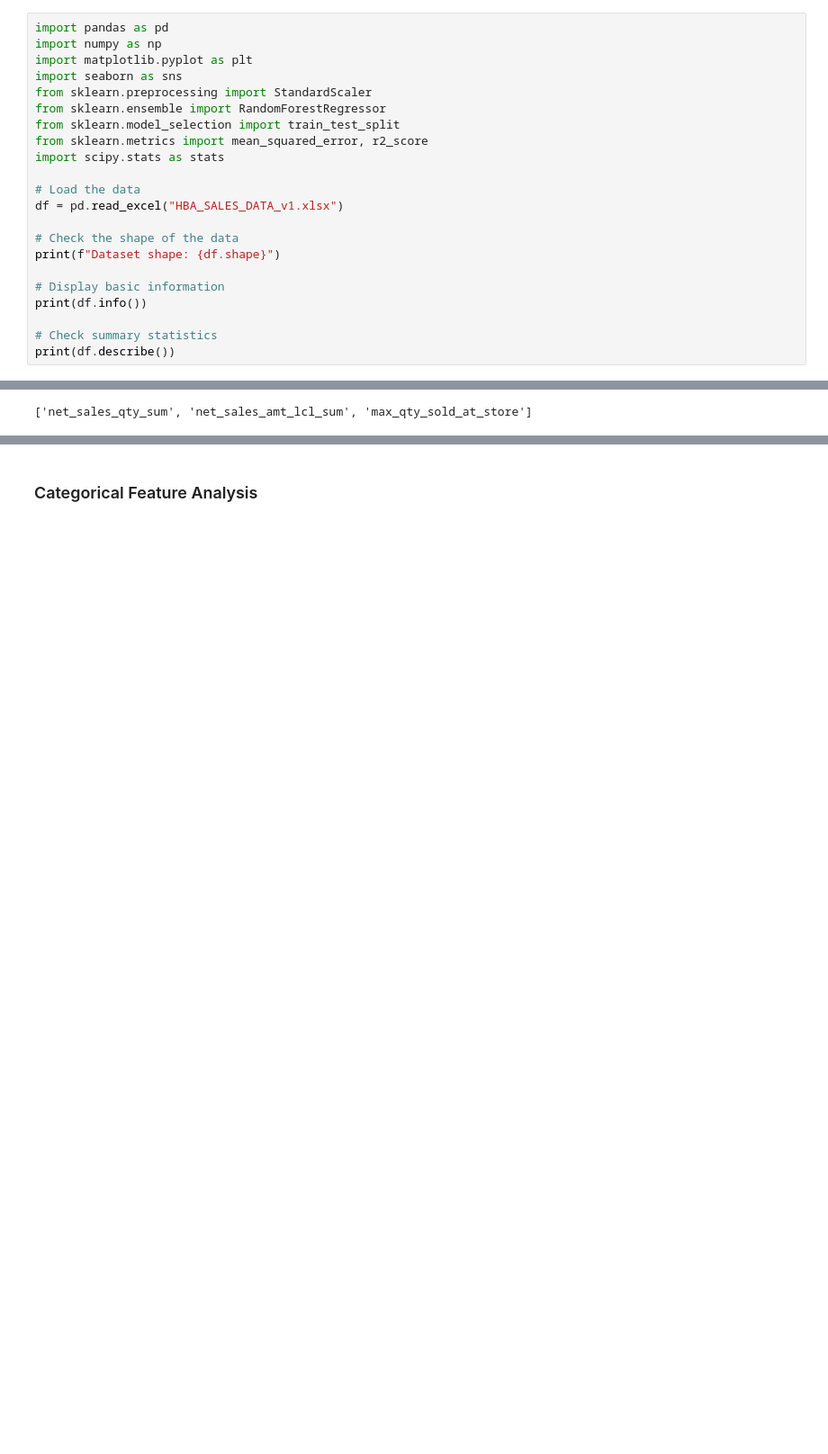
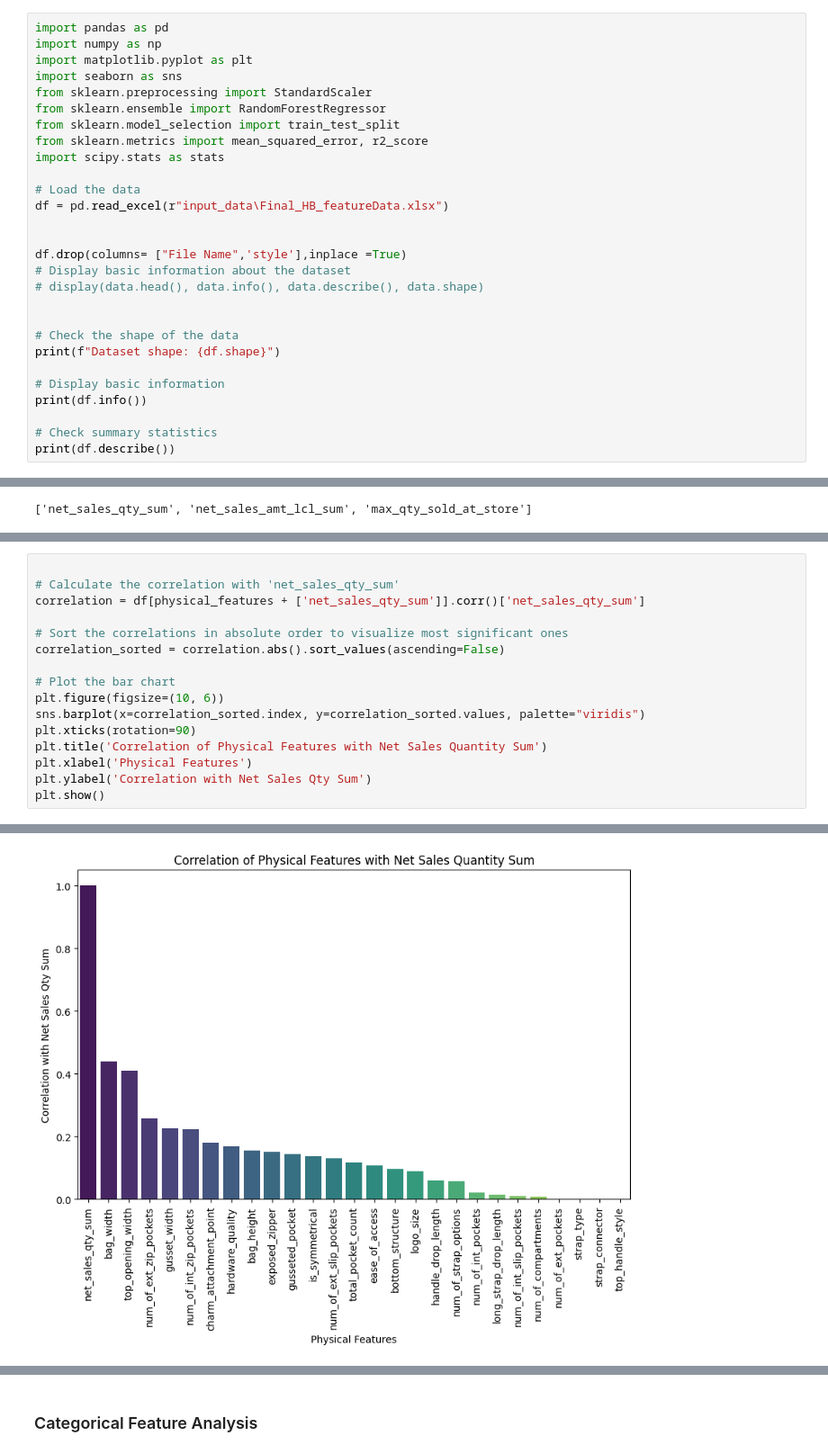
Before and after one commit to ganesh-tapestry/coach-hb-fe-etl, a Jupyter notebook: analysis_v2.ipynb, the cells around one changed output, grey strips where cells are left out. Shown at 90% size. Saved outputs shown, nothing was run; the diff lists cells and outputs as text; blank space fills up the shorter version.

```diff
--- a/analysis_v2.ipynb
+++ b/analysis_v2.ipynb
@@ -12,7 +12,13 @@ from sklearn.metrics import mean_squared_error, r2_score
 import scipy.stats as stats
 
 # Load the data
-df = pd.read_excel("HBA_SALES_DATA_v1.xlsx")
+df = pd.read_excel(r"input_data\Final_HB_featureData.xlsx")
+
+
+df.drop(columns= ["File Name",'style'],inplace =True)
+# Display basic information about the dataset
+# display(data.head(), data.info(), data.describe(), data.shape)
+
 
 # Check the shape of the data
 print(f"Dataset shape: {df.shape}")
@@ -112,0 +176,17 @@ plt.show()
+# %%
+
+# Calculate the correlation with 'net_sales_qty_sum'
+correlation = df[physical_features + ['net_sales_qty_sum']].corr()['net_sales_qty_sum']
+
+# Sort the correlations in absolute order to visualize most significant ones
+correlation_sorted = correlation.abs().sort_values(ascending=False)
+
+# Plot the bar chart
+plt.figure(figsize=(10, 6))
+sns.barplot(x=correlation_sorted.index, y=correlation_sorted.values, palette="viridis")
+plt.xticks(rotation=90)
+plt.title('Correlation of Physical Features with Net Sales Quantity Sum')
+plt.xlabel('Physical Features')
+plt.ylabel('Correlation with Net Sales Qty Sum')
+plt.show()
+# %% [output]
@@ -112,0 +196 @@ plt.show()
+[figure, added]
```
Also changed, not shown: parts of 24 cells of this notebook, 2 other files.
